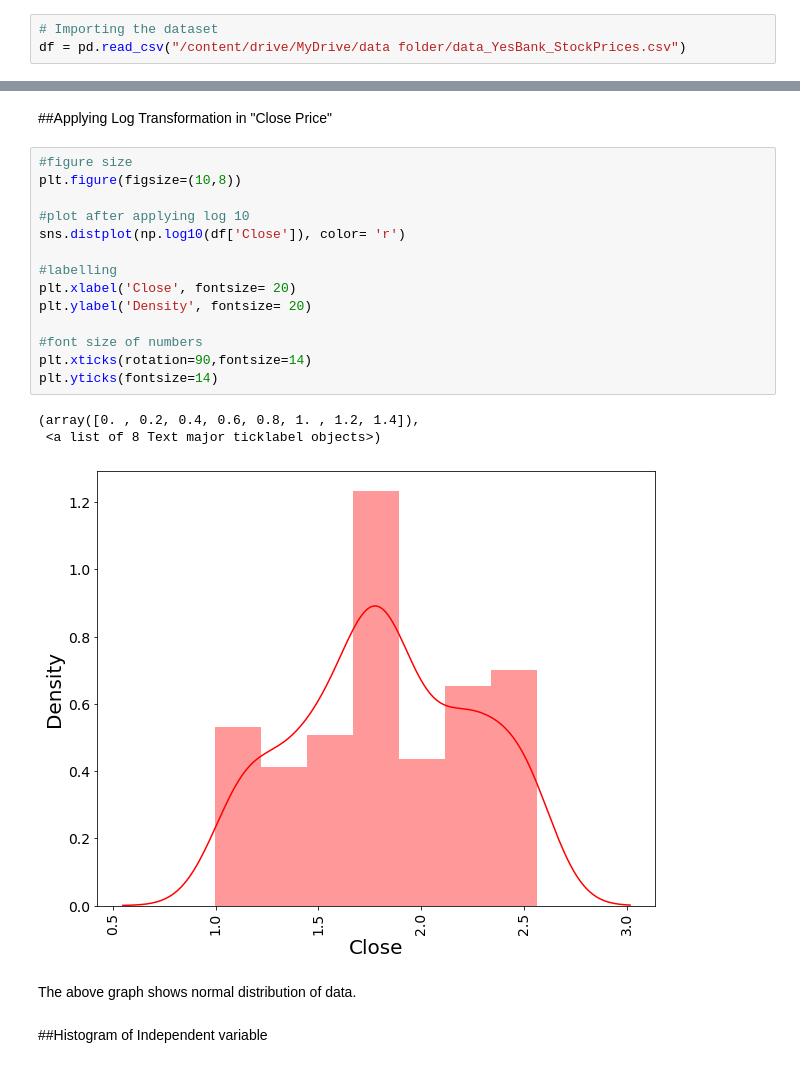
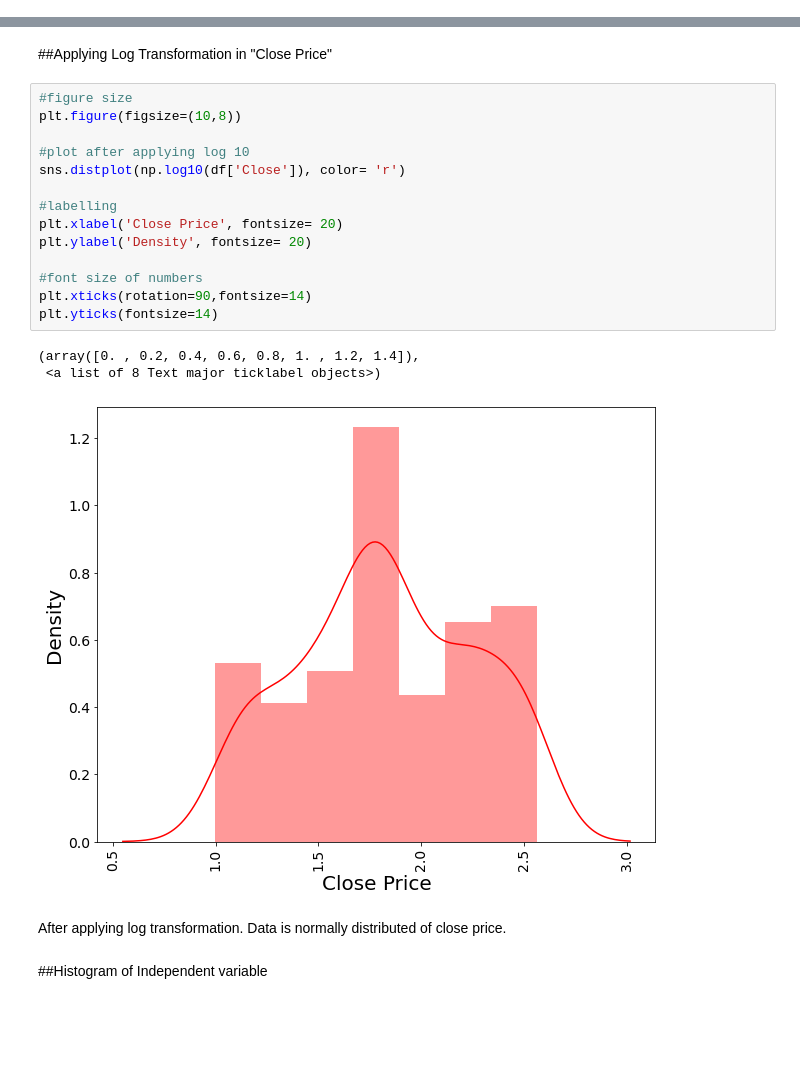
Before and after one commit to Zeeshan00789/Yes-bank-closing-price-prediction, a Jupyter notebook: Yes_Bank_Stock_Closing_Price_Prediction.ipynb, the cells around one changed output, grey strips where cells are left out. Drawn from its saved outputs; the diff is of its cells as text; blank space fills up the shorter version.

```diff
--- a/Yes_Bank_Stock_Closing_Price_Prediction.ipynb
+++ b/Yes_Bank_Stock_Closing_Price_Prediction.ipynb
@@ -42,9 +44,6 @@ Mounted at /content/drive
 # %%
 # Importing the dataset
 df = pd.read_csv("/content/drive/MyDrive/Colab Notebooks/Module 1/Capstone Project 2/data_YesBank_StockPrices.csv")
-# %%
-# Importing the dataset
-df = pd.read_csv("/content/drive/MyDrive/data folder/data_YesBank_StockPrices.csv")
 # %% [markdown]
 ##Data Inspection
 # %%
@@ -214,23 +243,23 @@ Above graph shows that data is positively skewed. applying log transformation to
 # %%
 #figure size
 plt.figure(figsize=(10,8))
 
 #plot after applying log 10
 sns.distplot(np.log10(df['Close']), color= 'r')
 
 #labelling
-plt.xlabel('Close', fontsize= 20)
+plt.xlabel('Close Price', fontsize= 20)
 plt.ylabel('Density', fontsize= 20)
 
 #font size of numbers
 plt.xticks(rotation=90,fontsize=14)
 plt.yticks(fontsize=14)
 # %% [output]
 (array([0. , 0.2, 0.4, 0.6, 0.8, 1. , 1.2, 1.4]),
  <a list of 8 Text major ticklabel objects>)
-[figure, old version]
+[figure, new version]
-# %% [markdown]
-The above graph shows normal distribution of data.
+# %% [markdown]
+After applying log transformation. Data is normally distributed of close price.
 # %% [markdown]
 ##Histogram of Independent variable
 # %%
```
Also changed, not shown: parts of 81 cells of this notebook.
